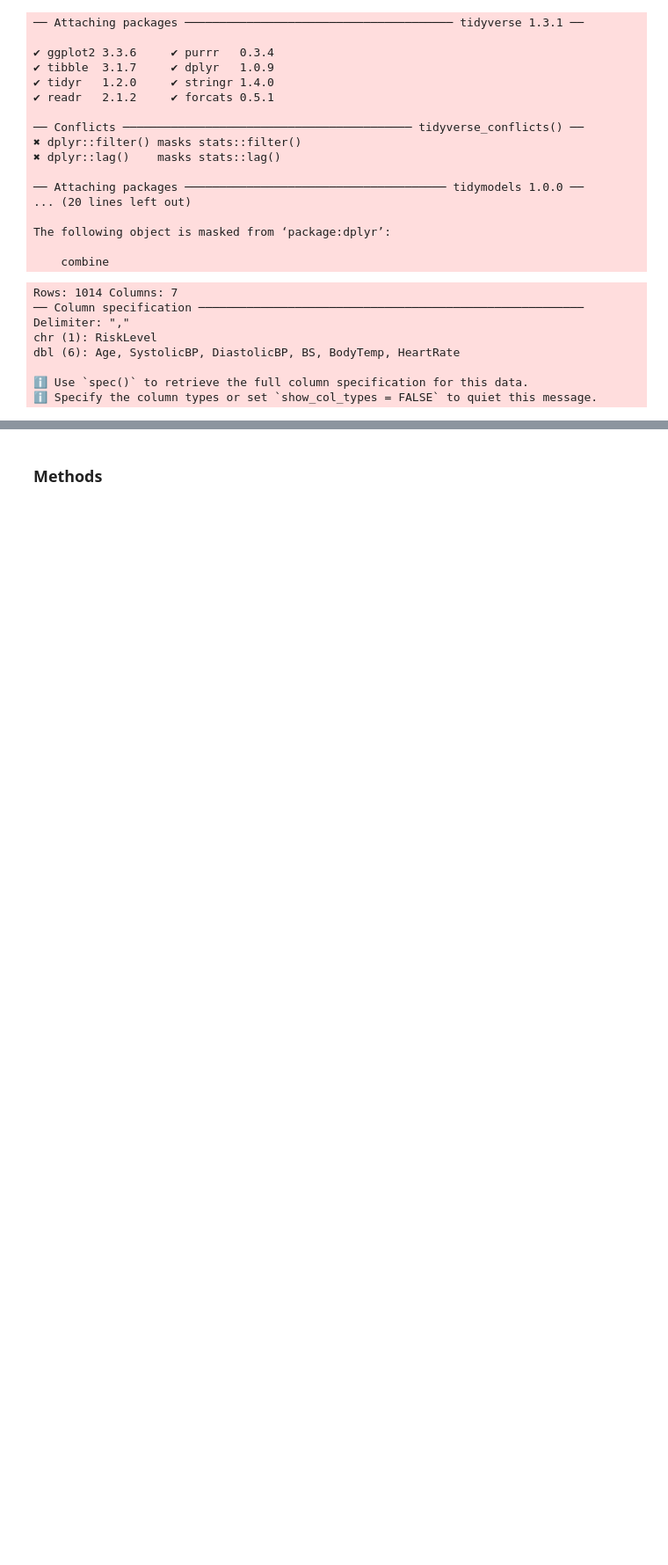
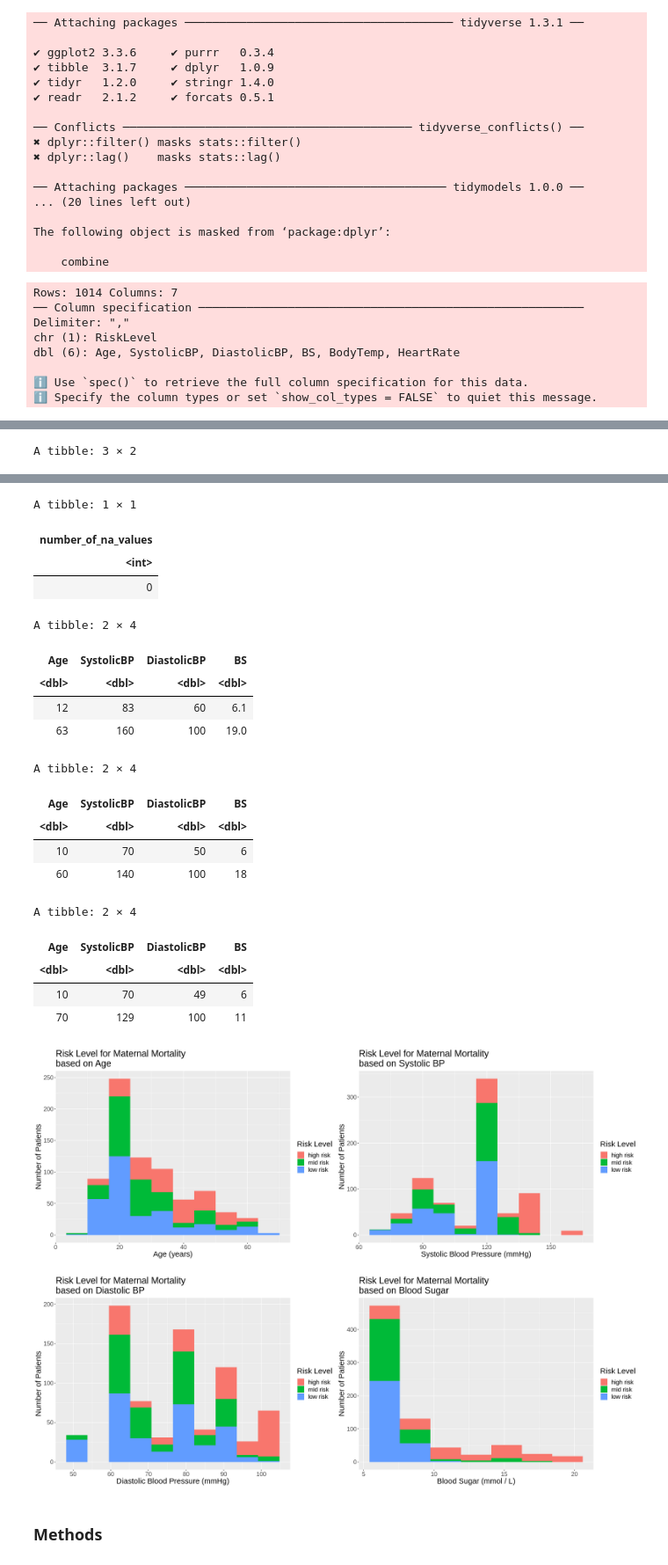
Before and after one commit to aniketc12/maternal_risk, a Jupyter notebook: maternal_health.ipynb, the cells around one changed output, grey strips where cells are left out. Shown: that part at 88% size. Drawn from its saved outputs; the diff is of its cells as text; code cells hidden in the pictures; blank space fills up the shorter version.

```diff
--- a/maternal_health.ipynb
+++ b/maternal_health.ipynb
@@ -62,24 +62,34 @@ na <- tibble(number_of_na_values = sum(is.na(training_set)))
 # %%
 min_vals_high <- training_set |>
     filter(RiskLevel == "high risk") |>
+    select(!RiskLevel) |>
     map_df(min)
 
 max_vals_high <- training_set |>
     filter(RiskLevel == "high risk") |>
+    select(!RiskLevel) |>
     map_df(max)
 
 min_vals_mid <- training_set |>
     filter(RiskLevel == "mid risk") |>
+    select(!RiskLevel) |>
     map_df(min)
 max_vals_mid <- training_set |>
     filter(RiskLevel == "mid risk") |>
+    select(!RiskLevel) |>
     map_df(max)
 
 min_vals_low <- training_set |>
     filter(RiskLevel == "low risk") |>
+    select(!RiskLevel) |>
     map_df(min)
 
 max_vals_low <- training_set |>
     filter(RiskLevel == "low risk") |>
+    select(!RiskLevel) |>
     map_df(max)
+
+high_risk_variable_range <- full_join(min_vals_high, max_vals_high)
+mid_risk_variable_range <- full_join(min_vals_mid, max_vals_mid)
+low_risk_variable_range <- full_join(min_vals_low, max_vals_low)
 # %% [output]
@@ -113,10 +125,13 @@ risk_distribution
 
 na
 
-full_join(min_vals_high, max_vals_high)
-full_join(min_vals_mid, max_vals_mid)
-full_join(min_vals_low, max_vals_low)
+high_risk_variable_range
+mid_risk_variable_range
+low_risk_variable_range
+
 
 options(repr.plot.height = 7, repr.plot.width = 20)
 grid.arrange(age_histogram, systolic_histogram, nrow = 1)
 grid.arrange(diastolic_histogram, bs_histogram, nrow = 1)
+# %% [output]
+A tibble: 3 × 2
@@ -123,3 +143,24 @@ grid.arrange(diastolic_histogram, bs_histogram, nrow = 1)
+A tibble: 1 × 1
+| number_of_na_values |
+| <int> |
+| 0 |
+A tibble: 2 × 4
+| Age | SystolicBP | DiastolicBP | BS |
+| <dbl> | <dbl> | <dbl> | <dbl> |
+| 12 | 83 | 60 | 6.1 |
+| 63 | 160 | 100 | 19.0 |
+A tibble: 2 × 4
+| Age | SystolicBP | DiastolicBP | BS |
+| <dbl> | <dbl> | <dbl> | <dbl> |
+| 10 | 70 | 50 | 6 |
+| 60 | 140 | 100 | 18 |
+A tibble: 2 × 4
+| Age | SystolicBP | DiastolicBP | BS |
+| <dbl> | <dbl> | <dbl> | <dbl> |
+| 10 | 70 | 49 | 6 |
+| 70 | 129 | 100 | 11 |
+[figure, added]
+[figure, added]
 # %% [markdown]
 ### Methods
 # %% [markdown]
```
Also changed, not shown: parts of 5 cells of this notebook.
